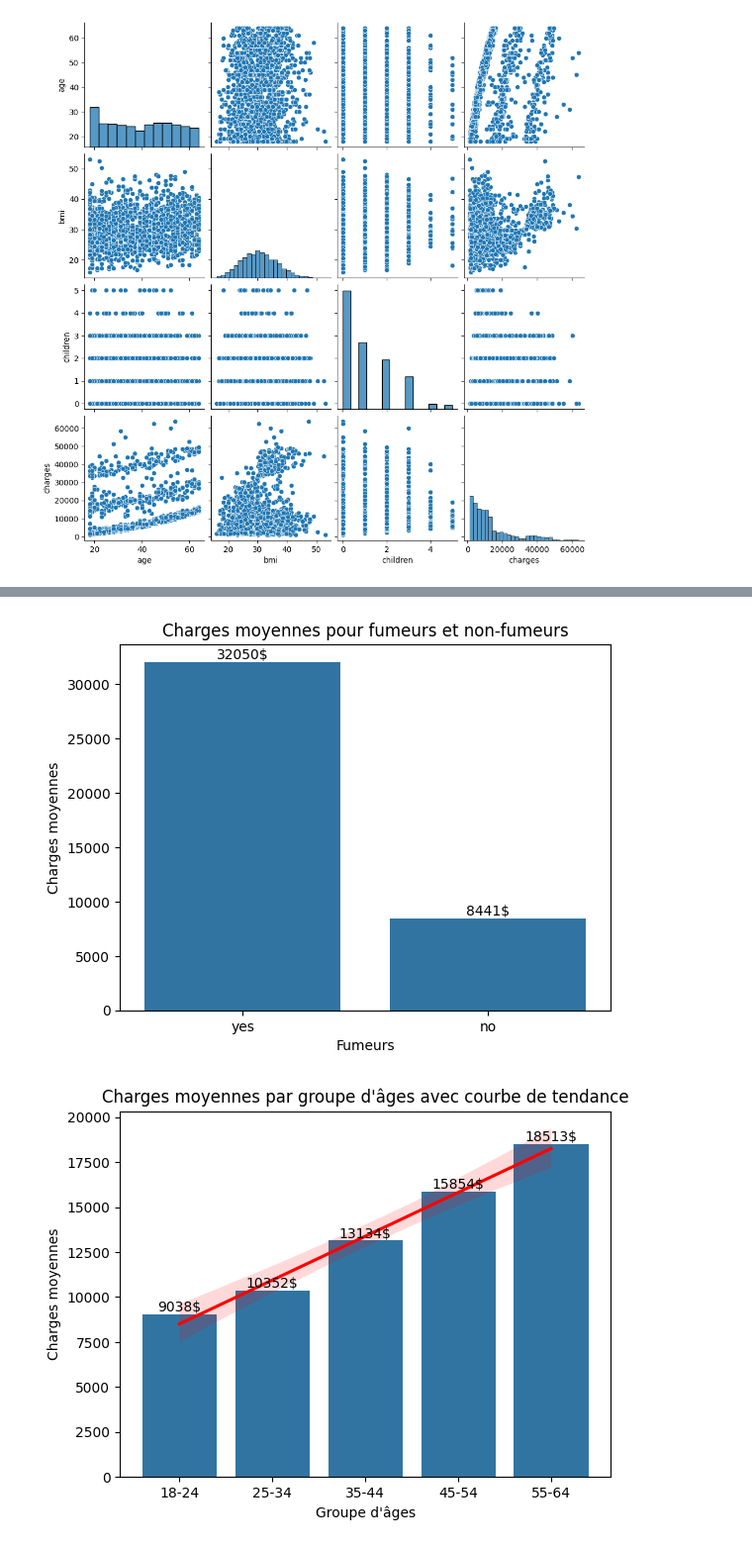
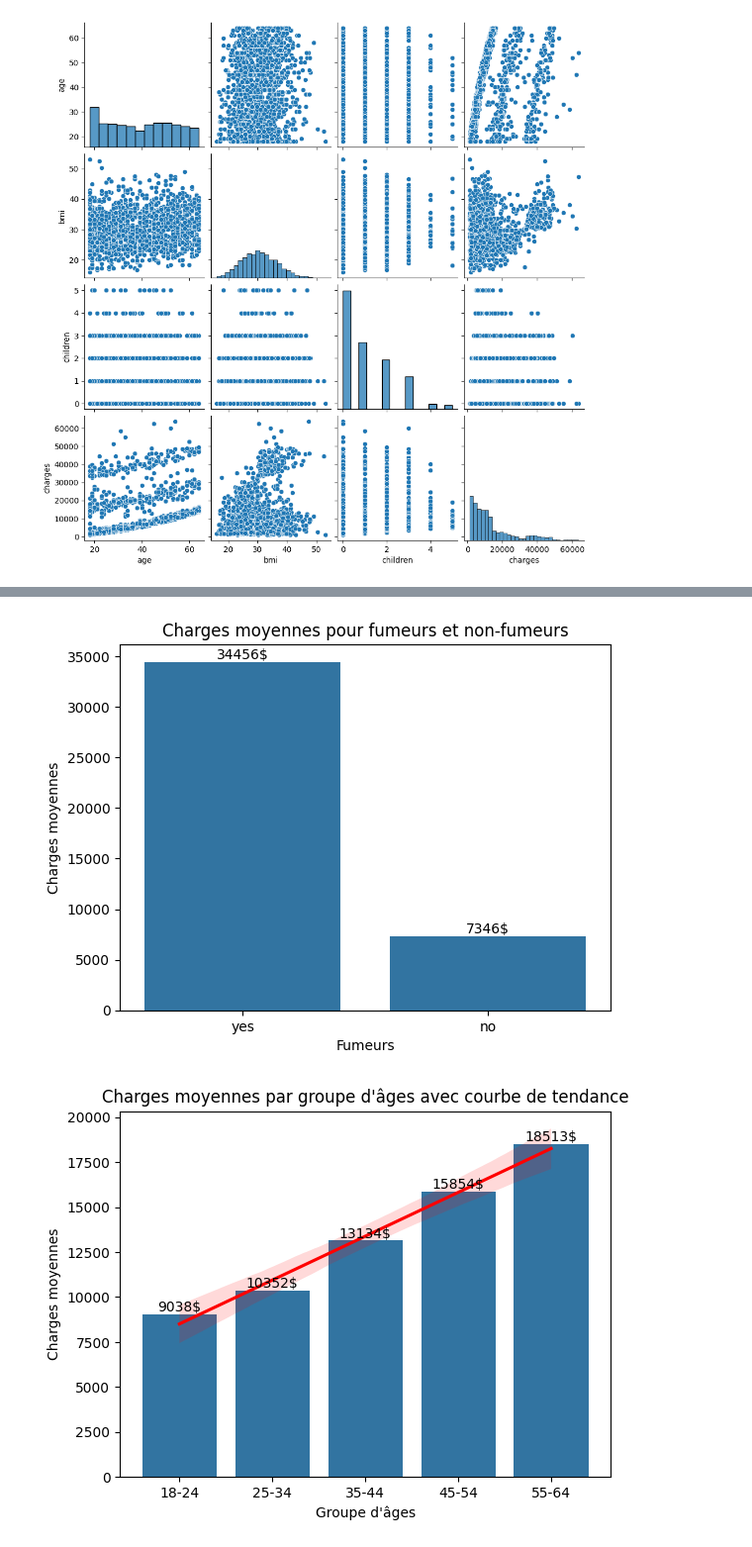
Before and after one commit to Malek-Boumedine/brief_ML_assurances, a Jupyter notebook: 1-exploration_donnees.ipynb, the cells around one changed output, grey strips where cells are left out. Shown at 99% size. Drawn from its saved outputs; the diff is of its cells as text; code cells hidden in the pictures.

```diff
--- a/1-exploration_donnees.ipynb
+++ b/1-exploration_donnees.ipynb
@@ -447,20 +488,20 @@ plt.show()
 # %%
 # Relation entre le fait de fumer et les charges
 
 ## BarPlot
-sns.barplot(data=df, x='smoker', y='charges', estimator='mean', errorbar=None)
+sns.barplot(data=df, x='smoker', y='charges', estimator='median', errorbar=None)
 
 ## Annotations
 for container in plt.gca().containers:
     plt.gca().bar_label(container, fmt='%.0f$')
 
 #"" Personnalisation
 plt.xlabel("Fumeurs")
 plt.ylabel("Charges moyennes")
 plt.title("Charges moyennes pour fumeurs et non-fumeurs")
 plt.show()
 # %% [output]
-[figure, old version]
+[figure, new version]
 # %%
 # Relation entre l'âge et les charges
 
```
Also changed, not shown: parts of 11 cells of this notebook, 1 other file.
